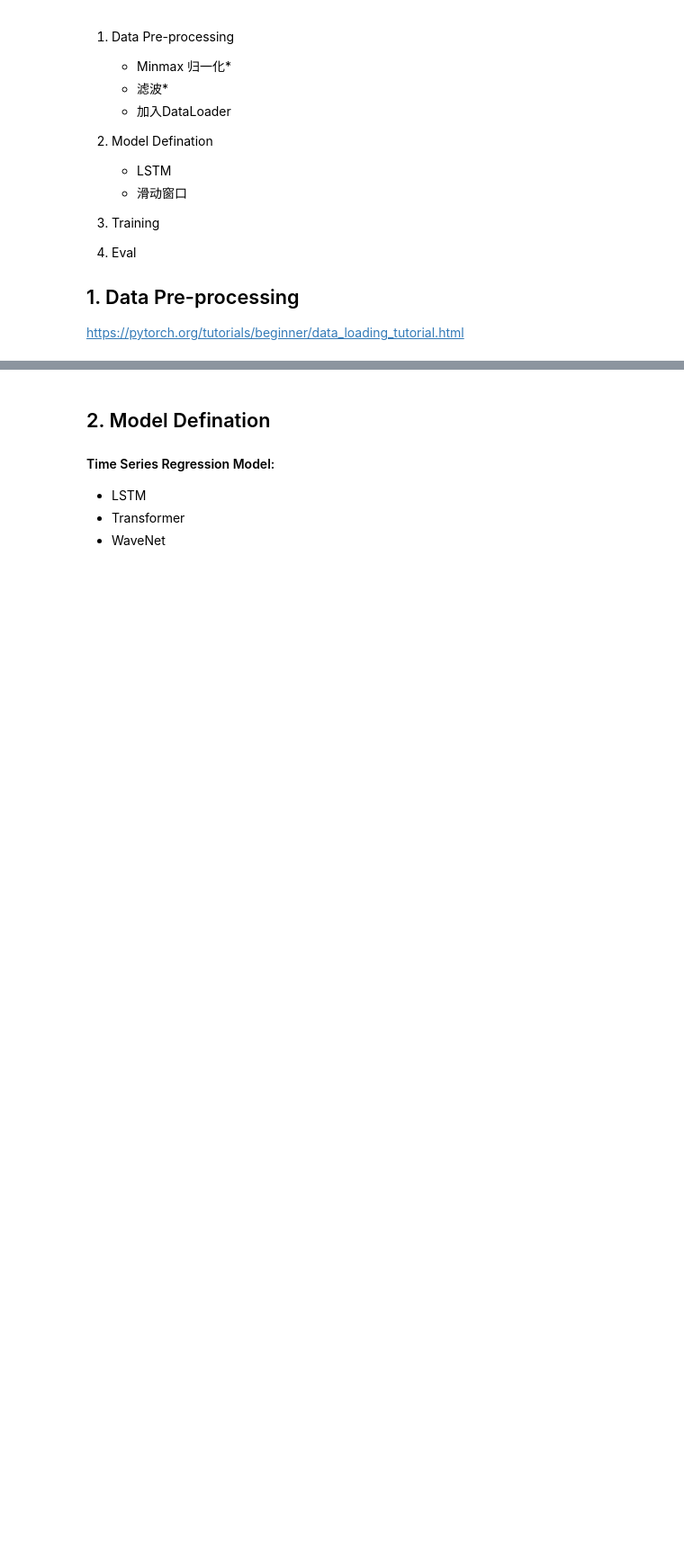
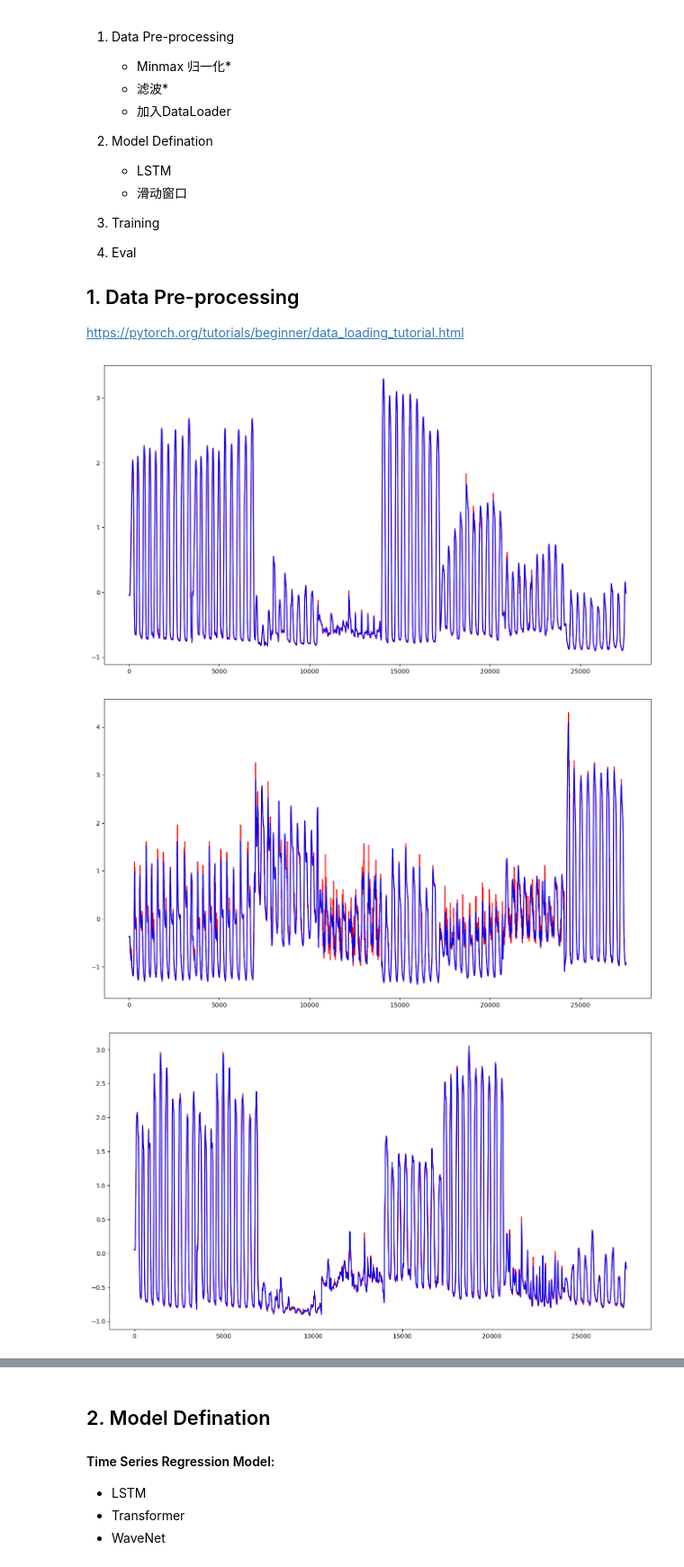
Before and after one commit to CSUHYD/ShoulderSensor, a Jupyter notebook: train.ipynb, the cells around one changed output, grey strips where cells are left out. Shown at 90% size. Saved outputs shown, nothing was run; the diff lists cells and outputs as text; code cells hidden in the pictures; blank space fills up the shorter version.

```diff
--- a/train.ipynb
+++ b/train.ipynb
@@ -82,12 +82,12 @@ class BatchSampler(Sampler):
 class Sensor2AngleDataset(Dataset):
     """Sensor to Angle Dataset."""
 
-    def __init__(self, dataset_path, seq_len, cut, do_standardize=True, do_filter=True):
+    def __init__(self, seq_len, do_standardize=True, do_filter=True):
         """
         Args:
             csv_file (string): Path to the csv file with annotations.
         """
-        self.x, self.y = sliding_windows(dataset_path, seq_len, cut, do_standardize, do_filter)
+        self.x, self.y = sliding_windows(seq_len, do_standardize, do_filter)
 
     def __len__(self):
         assert(self.x.shape[0] == self.y.shape[0])
@@ -117,20 +117,12 @@ class ToTensor(object):
         return {'sensor': torch.from_numpy(sensor),
                 'angle': torch.from_numpy(angle)}
 
-def read_csv(dataset_path):
-    data_frame = pd.read_csv(dataset_path)
-    num_sample = data_frame.shape[0]
-    data_frame.dropna(inplace=True)
-    data_frame.reset_index(drop=True, inplace=True)
-    data_frame = data_frame.iloc[:,-14:]
-    print(f'清洗数据：({data_frame.shape[0]}/{num_sample})')
-    return data_frame
 
-def sliding_windows(dataset_path, seq_len, cut=0, do_standardize=True, do_filter=True):
-    data_frame = read_csv(dataset_path)
-    sensor = np.array([data_frame.iloc[:, -5:]]).astype('float').squeeze()[cut:]
-    angle = np.array([data_frame.iloc[:, -14:-8]]).astype('float').squeeze()[cut:]
-    print(angle.shape)
+def sliding_windows(seq_len, do_standardize=True, do_filter=True):
+    with open('data/sensor.npy', 'rb') as f:
+        sensor = np.load(f)
+    with open('data/angle.npy', 'rb') as f:
+        angle = np.load(f)
     if do_standardize:
         scaler = StandardScaler()                          #实例化
 #         scaler = MinMaxScaler()
@@ -164,6 +156,7 @@ def sliding_windows(dataset_path, seq_len, cut=0, do_standardize=True, do_filter
 
 def filter(data, window, k, do_plot=True):
     result = savgol_filter(data, window, k, mode= 'nearest')
+    figure(figsize=(16, 9), dpi=100)
     if do_plot:
         plt.plot(data, color='r')
         plt.plot(result, 'b', label = 'savgol')
@@ -180,38 +173,41 @@ def filter(data, window, k, do_plot=True):
 # sensor = np.array([data_frame.iloc[:, -5:]]).astype('float').squeeze()
 # angle = np.array([data_frame.iloc[:, -14:-8]]).astype('float').squeeze()
 # %%
-dataset_path = 'data/processing/Backward.csv'
 batch_size = 16
 validation_split = .2
 random_seed= 43
 seq_len = 5
 
 # torch.manual_seed(random_seed)
 # torch.cuda.manual_seed_all(random_seed)
 
 # Creating data indices for training and validation splits:
-dataset = Sensor2AngleDataset(dataset_path, seq_len, cut=200, do_standardize=True, do_filter=True)
+dataset = Sensor2AngleDataset(seq_len, do_standardize=True, do_filter=True)
 dataset_size = len(dataset)
 indices = list(range(dataset_size))
 split = int(np.floor(validation_split * dataset_size))
 train_indices, test_indices = indices[split:], indices[:split]
 
 # Creating PT data samplers and loaders:
 train_sampler = SequentialSampler(train_indices)
 test_sampler = SequentialSampler(test_indices)
 
 # sc = MinMaxScaler()
 # dataset = sc.fit_transform(training_set)
 train_loader = torch.utils.data.DataLoader(dataset,
                                            batch_size=batch_size,
                                            sampler=train_sampler,
                                            shuffle=False,
                                            num_workers=0,
                                            drop_last=True)
 
 test_loader = torch.utils.data.DataLoader( dataset,
                                            batch_size=batch_size,
                                            sampler=test_sampler,
                                            shuffle=False,
                                            num_workers=0,
                                            drop_last=True)
+# %% [output]
+[figure, added]
+[figure, added]
+[figure, added]
```
Also changed, not shown: parts of 3 cells of this notebook, 52 other files.
